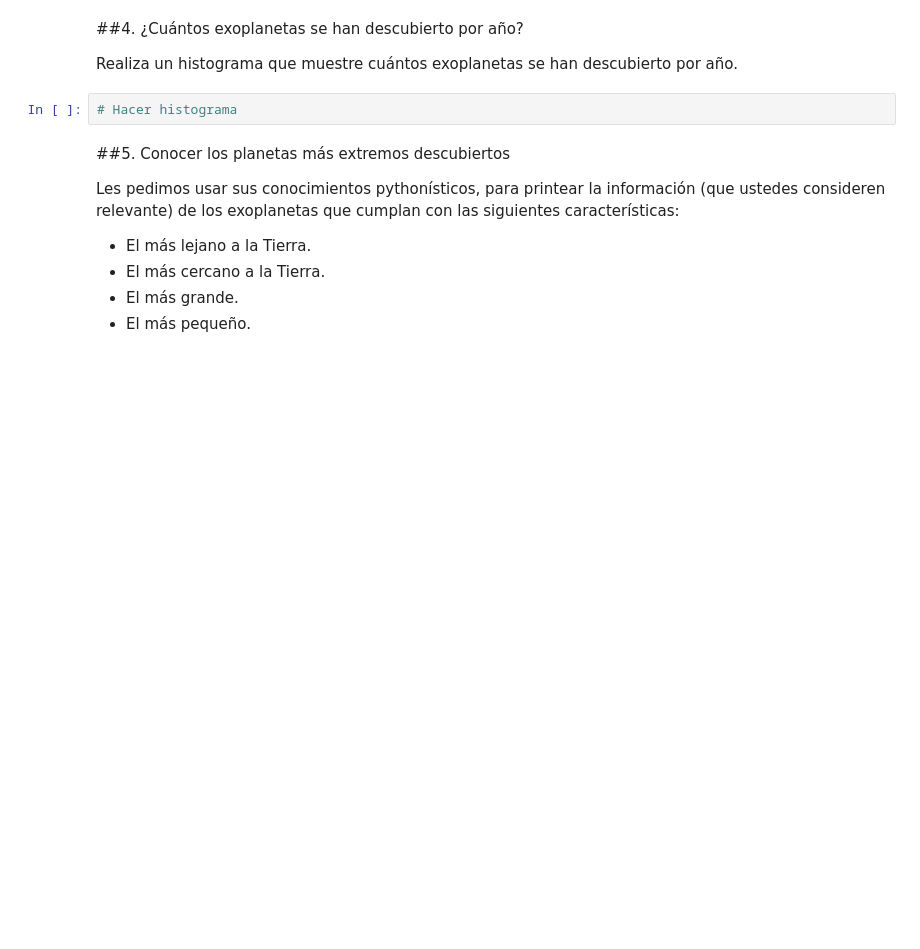
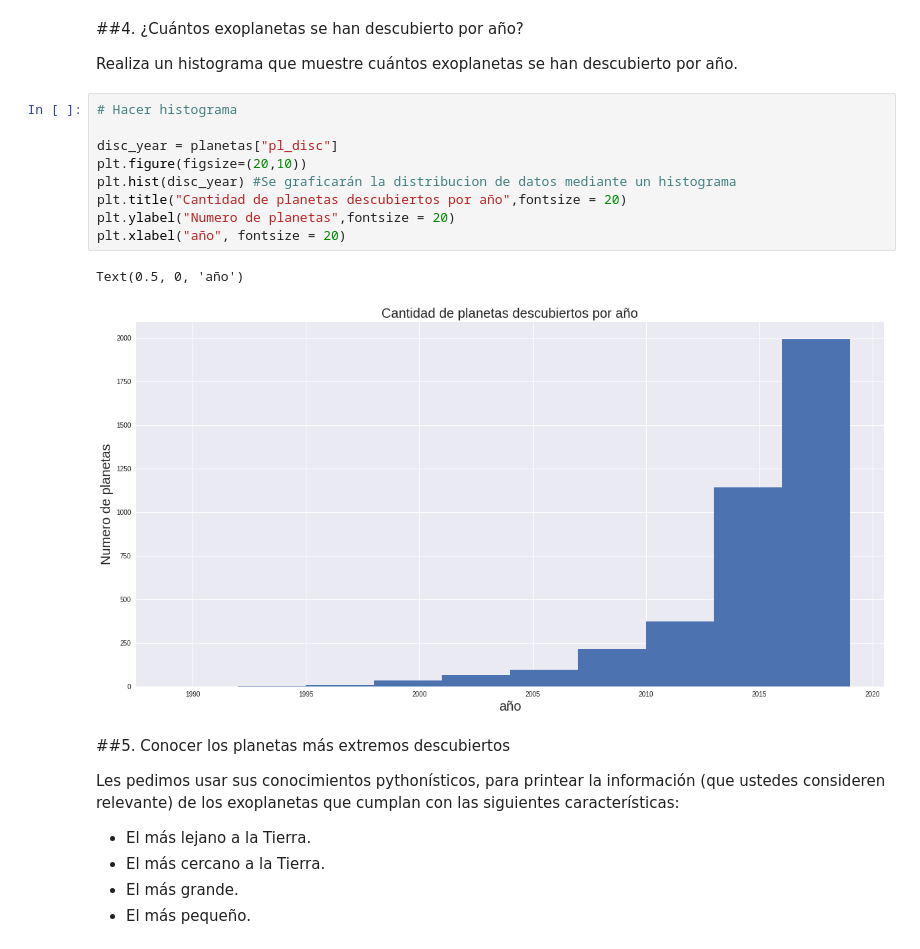
Before and after one commit to pablocanas/minitarea3, a Jupyter notebook: minitarea3.ipynb, the cells around one changed output. Saved outputs shown, nothing was run; the diff lists cells and outputs as text; blank space fills up the shorter version.

```diff
--- a/minitarea3.ipynb
+++ b/minitarea3.ipynb
@@ -241,8 +239,18 @@ Downloading https://raw.githubusercontent.com/piacortes/astroclases/master/plane
 ##4. ¿Cuántos exoplanetas se han descubierto por año?
 
 Realiza un histograma que muestre cuántos exoplanetas se han descubierto por año.
-# %%
-# Hacer histograma
+# %%
+# Hacer histograma
+
+disc_year = planetas["pl_disc"]
+plt.figure(figsize=(20,10))
+plt.hist(disc_year) #Se graficarán la distribucion de datos mediante un histograma
+plt.title("Cantidad de planetas descubiertos por año",fontsize = 20)
+plt.ylabel("Numero de planetas",fontsize = 20)
+plt.xlabel("año", fontsize = 20)
+# %% [output]
+Text(0.5, 0, 'año')
+[figure, added]
 # %% [markdown]
 ##5. Conocer los planetas más extremos descubiertos
 
```
Also changed, not shown: parts of 8 cells of this notebook.
